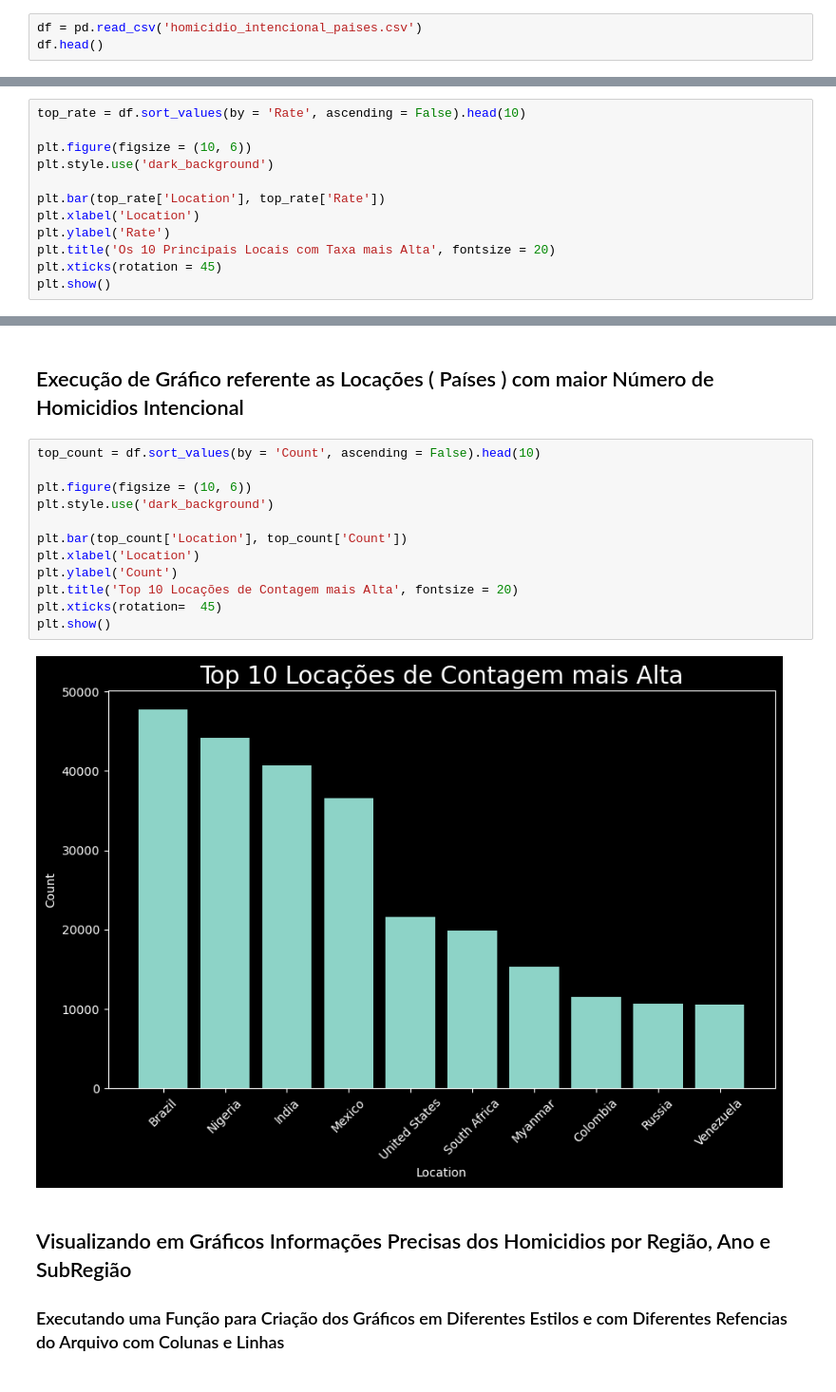
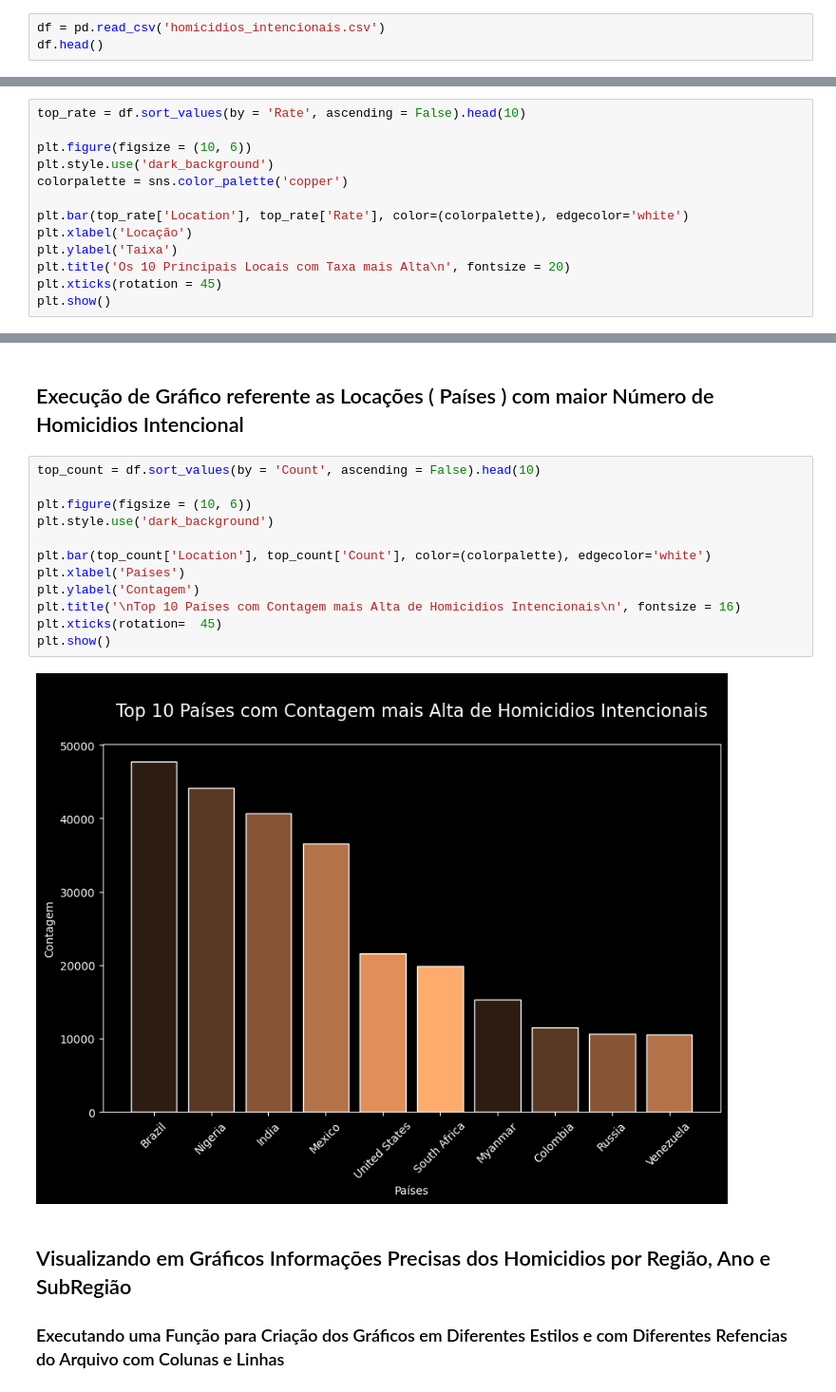
Before and after one commit to JonathaVaz/Analise_de_Dados_e_Machine_Learning_Python, a Jupyter notebook: Análise de Dados e Visualização sobre a Taxa de Homicídios Intencionais no Mundo.ipynb, the cells around one changed output, grey strips where cells are left out. Shown at 95% size. Saved outputs shown, nothing was run; the diff lists cells and outputs as text.

```diff
--- a/Análise de Dados e Visualização sobre a Taxa de Homicídios Intencionais no Mundo.ipynb
+++ b/Análise de Dados e Visualização sobre a Taxa de Homicídios Intencionais no Mundo.ipynb
@@ -16,7 +16,7 @@ import matplotlib.pyplot as plt
 # %% [markdown]
 ## Leitura do Arquivo e Breve Visualização
 # %%
-df = pd.read_csv('homicidio_intencional_paises.csv')
+df = pd.read_csv('homicidios_intencionais.csv')
 df.head()
 # %% [output]
 |  | Location | Region | Subregion | Rate | Count | Year |
@@ -65,11 +65,12 @@ top_rate = df.sort_values(by = 'Rate', ascending = False).head(10)
 
 plt.figure(figsize = (10, 6))
 plt.style.use('dark_background')
+colorpalette = sns.color_palette('copper')
 
-plt.bar(top_rate['Location'], top_rate['Rate'])
-plt.xlabel('Location')
-plt.ylabel('Rate')
-plt.title('Os 10 Principais Locais com Taxa mais Alta', fontsize = 20)
+plt.bar(top_rate['Location'], top_rate['Rate'], color=(colorpalette), edgecolor='white')
+plt.xlabel('Locação')
+plt.ylabel('Taixa')
+plt.title('Os 10 Principais Locais com Taxa mais Alta\n', fontsize = 20)
 plt.xticks(rotation = 45)
 plt.show()
 # %% [output]
@@ -79,17 +80,17 @@ plt.show()
 # %%
 top_count = df.sort_values(by = 'Count', ascending = False).head(10)
 
 plt.figure(figsize = (10, 6))
 plt.style.use('dark_background')
 
-plt.bar(top_count['Location'], top_count['Count'])
-plt.xlabel('Location')
-plt.ylabel('Count')
-plt.title('Top 10 Locações de Contagem mais Alta', fontsize = 20)
+plt.bar(top_count['Location'], top_count['Count'], color=(colorpalette), edgecolor='white')
+plt.xlabel('Países')
+plt.ylabel('Contagem')
+plt.title('\nTop 10 Países com Contagem mais Alta de Homicidios Intencionais\n', fontsize = 16)
 plt.xticks(rotation=  45)
 plt.show()
 # %% [output]
-[figure, old version]
+[figure, new version]
 # %% [markdown]
 ##  Visualizando em Gráficos Informações Precisas dos Homicidios por Região, Ano e SubRegião
 
```
Also changed, not shown: parts of 9 cells of this notebook.
